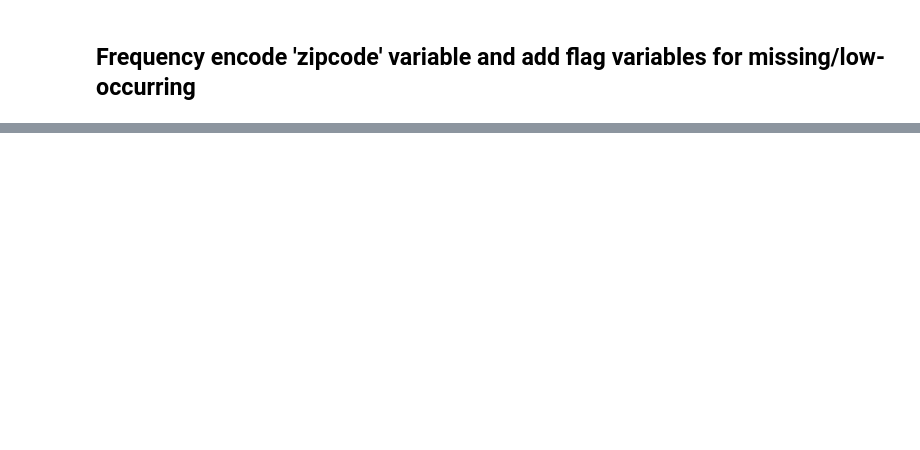
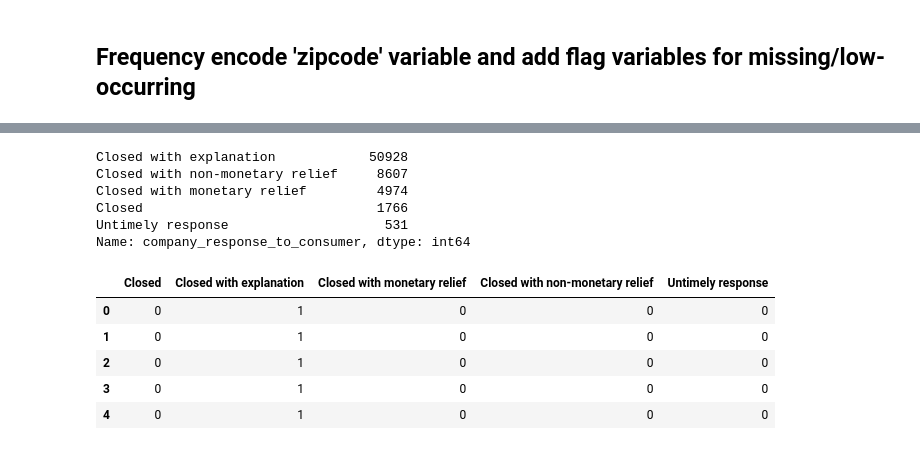
Before and after one commit to schellrw/consumer_complaints, a Jupyter notebook: 00_EDA_and_FE.ipynb, the cells around one changed output, grey strips where cells are left out. Cells and saved outputs as stored; diff of their text form; code cells hidden in the pictures; blank space fills up the shorter version.

```diff
--- a/00_EDA_and_FE.ipynb
+++ b/00_EDA_and_FE.ipynb
@@ -615,0 +449,9 @@ df['zipcode_low_flag'] = np.where(
+# %%
+df['company_response_to_consumer'].value_counts()
+# %% [output]
+Closed with explanation            50928
+Closed with non-monetary relief     8607
+Closed with monetary relief         4974
+Closed                              1766
+Untimely response                    531
+Name: company_response_to_consumer, dtype: int64
@@ -615,0 +460,9 @@ df['zipcode_low_flag'] = np.where(
+# %%
+response_df.head()
+# %% [output]
+|  | Closed | Closed with explanation | Closed with monetary relief | Closed with non-monetary relief | Untimely response |
+| 0 | 0 | 1 | 0 | 0 | 0 |
+| 1 | 0 | 1 | 0 | 0 | 0 |
+| 2 | 0 | 1 | 0 | 0 | 0 |
+| 3 | 0 | 1 | 0 | 0 | 0 |
+| 4 | 0 | 1 | 0 | 0 | 0 |
```
Also changed, not shown: parts of 48 cells of this notebook, 4 other files.
